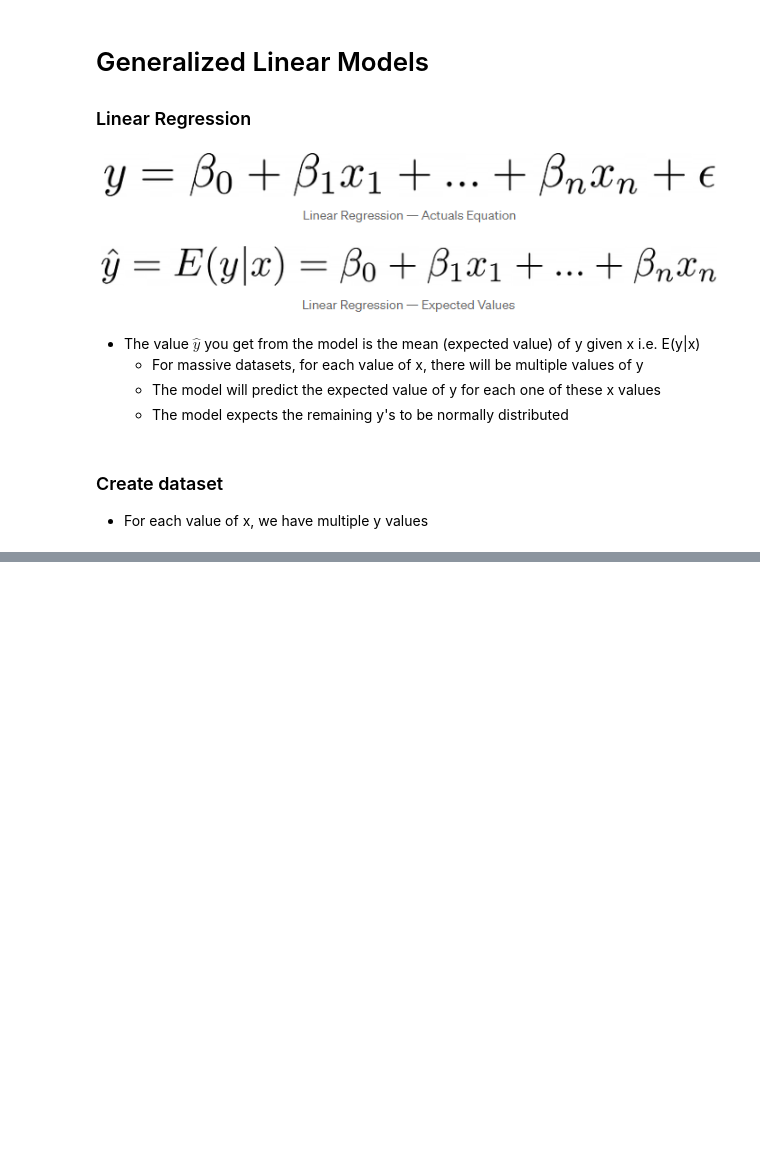
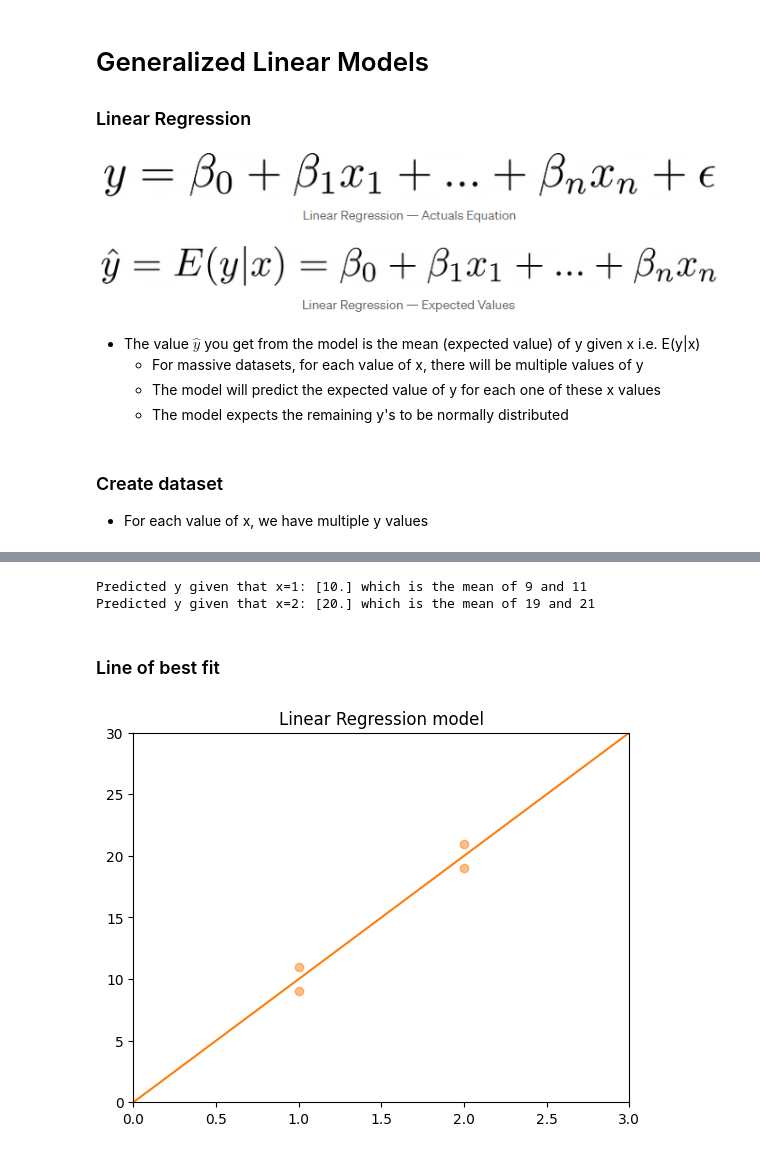
Before and after one commit to MAyub114/sklearn_tricks, a Jupyter notebook: glm.ipynb, the cells around one changed output, grey strips where cells are left out. Cells and saved outputs as stored; diff of their text form; code cells hidden in the pictures; blank space fills up the shorter version.

```diff
--- a/glm.ipynb
+++ b/glm.ipynb
@@ -21,3 +22,6 @@ import matplotlib.pyplot as plt
 # %%
 x = [[1], [1], [2], [2]]
 y = [9, 11, 19, 21]
+
+# Set range for plotting
+x_range = np.arange(start=0, stop=4)   # 0 to 3
@@ -23,0 +33,24 @@ y = [9, 11, 19, 21]
+# %%
+linear = LinearRegression()
+linear.fit(x, y)
+linear_coef = linear.coef_ * x_range + linear.intercept_
+
+print(f"Predicted y given that x=1: {linear.predict([[1]])} which is the mean of 9 and 11")
+print(f"Predicted y given that x=2: {linear.predict([[2]])} which is the mean of 19 and 21")
+# %% [output]
+Predicted y given that x=1: [10.] which is the mean of 9 and 11
+Predicted y given that x=2: [20.] which is the mean of 19 and 21
+# %% [markdown]
+### Line of best fit
+# %%
+# Datapoints
+plt.xlim([0, 3])
+plt.ylim([0, 30])
+plt.scatter(x, y, alpha=0.5, c='tab:orange')
+
+# Line of best fit
+plt.plot(x_range, linear_coef, color='tab:orange')
+plt.title("Linear Regression model")
+plt.show()
+# %% [output]
+[figure, added]
```
Also changed, not shown: parts of 18 cells of this notebook.
